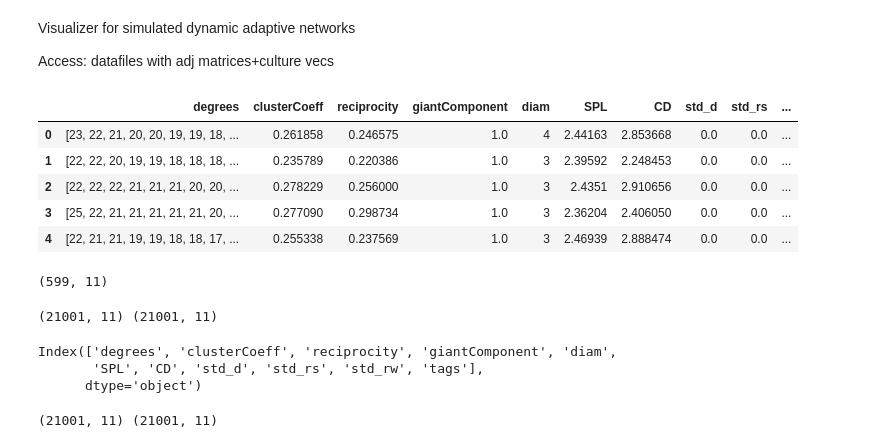
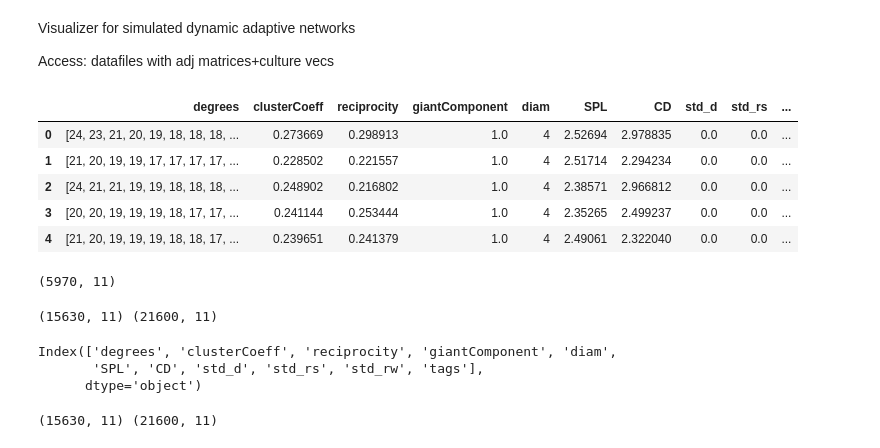
Before and after one commit to dkimpara/DiverseNode, a Jupyter notebook: visualize.ipynb, the cells around one changed output. Cells and saved outputs as stored; diff of their text form; code cells hidden in the pictures.

```diff
--- a/visualize.ipynb
+++ b/visualize.ipynb
@@ -10,35 +11,33 @@ import extractDat as exdat
 from mpl_toolkits.mplot3d import Axes3D
 # %%
-df = exdat.read_pickle('df_Sayama')
+df = analysis.read_pickle('df_sayama_change_all')
 df.head()
 # %% [output]
 |  | degrees | clusterCoeff | reciprocity | giantComponent | diam | SPL | CD | std_d | std_rs | ... |
-| 0 | [23, 22, 21, 20, 20, 19, 19, 18, ... | 0.261858 | 0.246575 | 1.0 | 4 | 2.44163 | 2.853668 | 0.0 | 0.0 | ... |
-| 1 | [22, 22, 20, 19, 19, 18, 18, 18, ... | 0.235789 | 0.220386 | 1.0 | 3 | 2.39592 | 2.248453 | 0.0 | 0.0 | ... |
-| 2 | [22, 22, 22, 21, 21, 21, 20, 20, ... | 0.278229 | 0.256000 | 1.0 | 3 | 2.4351 | 2.910656 | 0.0 | 0.0 | ... |
-| 3 | [25, 22, 21, 21, 21, 21, 21, 20, ... | 0.277090 | 0.298734 | 1.0 | 3 | 2.36204 | 2.406050 | 0.0 | 0.0 | ... |
-| 4 | [22, 21, 21, 19, 19, 18, 18, 17, ... | 0.255338 | 0.237569 | 1.0 | 3 | 2.46939 | 2.888474 | 0.0 | 0.0 | ... |
+| 0 | [24, 23, 21, 20, 19, 18, 18, 18, ... | 0.273669 | 0.298913 | 1.0 | 4 | 2.52694 | 2.978835 | 0.0 | 0.0 | ... |
+| 1 | [21, 20, 19, 19, 17, 17, 17, 17, ... | 0.228502 | 0.221557 | 1.0 | 4 | 2.51714 | 2.294234 | 0.0 | 0.0 | ... |
+| 2 | [24, 21, 21, 19, 19, 18, 18, 18, ... | 0.248902 | 0.216802 | 1.0 | 4 | 2.38571 | 2.966812 | 0.0 | 0.0 | ... |
+| 3 | [20, 20, 19, 19, 19, 18, 17, 17, ... | 0.241144 | 0.253444 | 1.0 | 4 | 2.35265 | 2.499237 | 0.0 | 0.0 | ... |
+| 4 | [21, 20, 19, 19, 19, 18, 18, 17, ... | 0.239651 | 0.241379 | 1.0 | 4 | 2.49061 | 2.322040 | 0.0 | 0.0 | ... |
 # %%
 con = df['giantComponent'] < 1.0
 df.loc[con].shape
 # %% [output]
-(599, 11)
+(5970, 11)
 # %%
 df_full = df
 df = df.loc[df['giantComponent'] == 1.0]
 print(df.shape, df_full.shape)
 df.columns
 # %% [output]
-(21001, 11) (21001, 11)
+(15630, 11) (21600, 11)
 Index(['degrees', 'clusterCoeff', 'reciprocity', 'giantComponent', 'diam',
        'SPL', 'CD', 'std_d', 'std_rs', 'std_rw', 'tags'],
       dtype='object')
 # %%
 mask = df['SPL'].apply(lambda x: isinstance(x, tuple))
 df = df[~mask]
-print(df.shape, df_full.shape)mask = df['SPL'].apply(lambda x: isinstance(x, tuple))
-df = df[~mask]
 print(df.shape, df_full.shape)
 # %% [output]
-(21001, 11) (21001, 11)
+(15630, 11) (21600, 11)
 # %%
```
Also changed, not shown: parts of 5 cells of this notebook, 4 other files.
